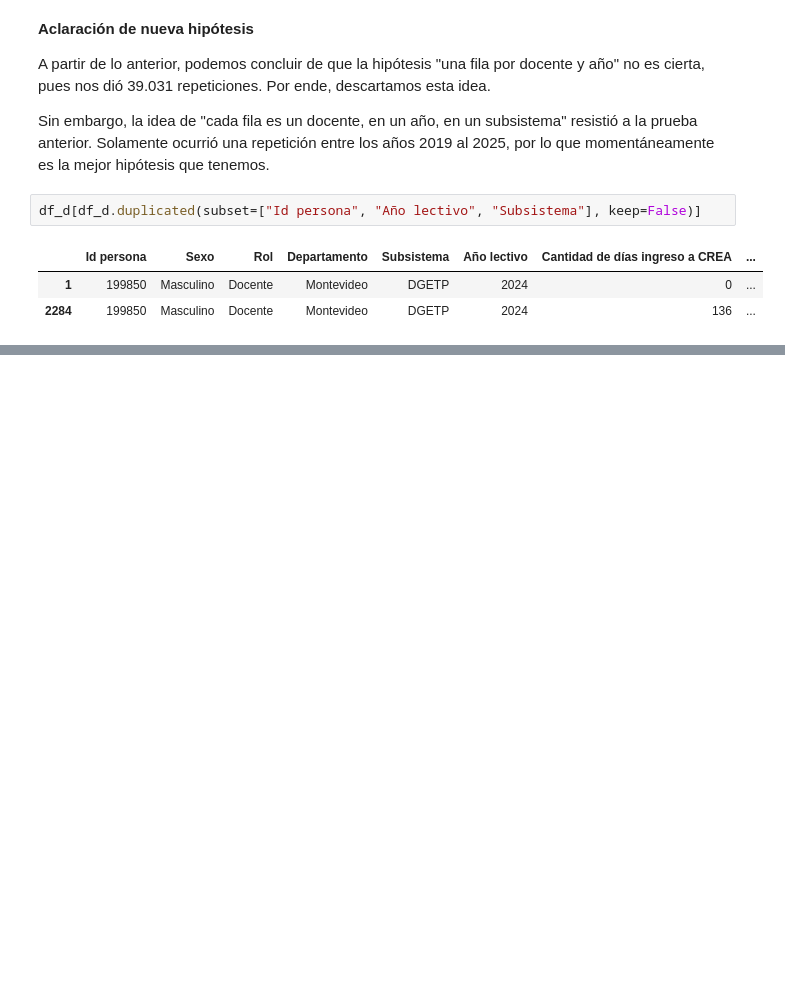
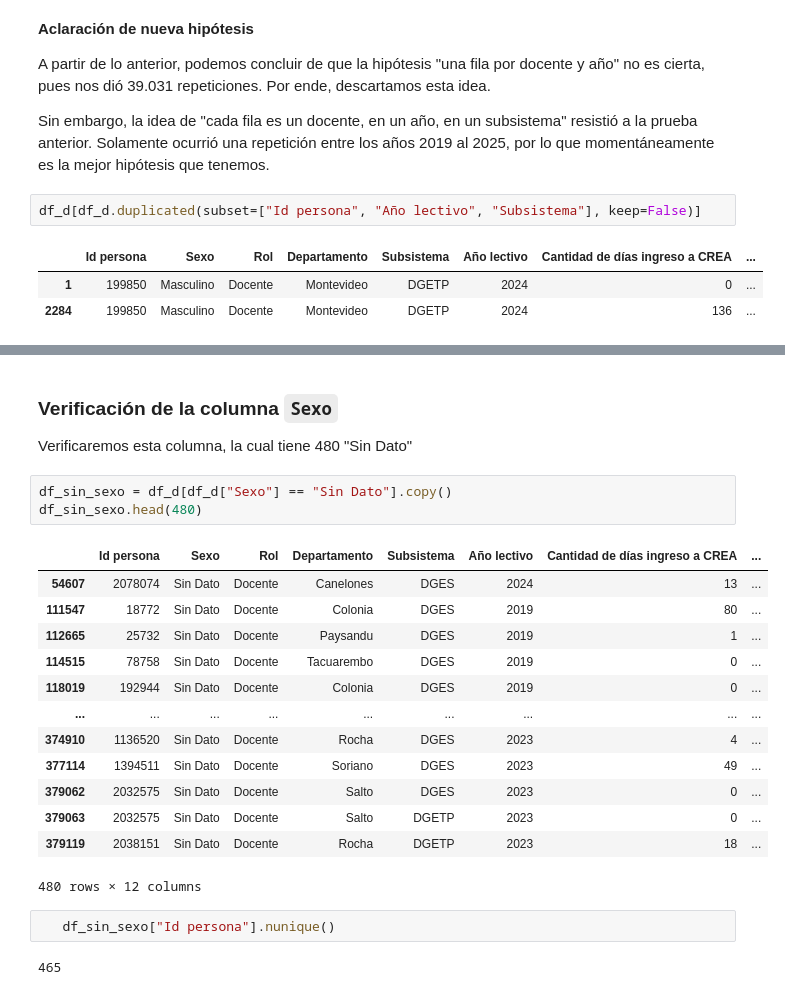
Before and after one commit to Albertmestre1256/Analisis-de-metricas-Ceibal, a Jupyter notebook: Proyecto/Etapa II - Exploración primaria + Limpieza/EDA y limpieza de datos.ipynb, the cells around one changed output, grey strips where cells are left out. Drawn from its saved outputs; the diff is of its cells as text; blank space fills up the shorter version.

```diff
--- a/Proyecto/Etapa II - Exploración primaria + Limpieza/EDA y limpieza de datos.ipynb
+++ b/Proyecto/Etapa II - Exploración primaria + Limpieza/EDA y limpieza de datos.ipynb
@@ -330,0 +415,25 @@ df_d[df_d.duplicated(subset=["Id persona", "Año lectivo", "Subsistema"], keep=F
+# %% [markdown]
+### Verificación de la columna `Sexo`
+
+Verificaremos esta columna, la cual tiene 480 "Sin Dato"
+# %%
+df_sin_sexo = df_d[df_d["Sexo"] == "Sin Dato"].copy()
+df_sin_sexo.head(480)
+# %% [output]
+|  | Id persona | Sexo | Rol | Departamento | Subsistema | Año lectivo | Cantidad de días ingreso a CREA | ... |
+| 54607 | 2078074 | Sin Dato | Docente | Canelones | DGES | 2024 | 13 | ... |
+| 111547 | 18772 | Sin Dato | Docente | Colonia | DGES | 2019 | 80 | ... |
+| 112665 | 25732 | Sin Dato | Docente | Paysandu | DGES | 2019 | 1 | ... |
+| 114515 | 78758 | Sin Dato | Docente | Tacuarembo | DGES | 2019 | 0 | ... |
+| 118019 | 192944 | Sin Dato | Docente | Colonia | DGES | 2019 | 0 | ... |
+| ... | ... | ... | ... | ... | ... | ... | ... | ... |
+| 374910 | 1136520 | Sin Dato | Docente | Rocha | DGES | 2023 | 4 | ... |
+| 377114 | 1394511 | Sin Dato | Docente | Soriano | DGES | 2023 | 49 | ... |
+| 379062 | 2032575 | Sin Dato | Docente | Salto | DGES | 2023 | 0 | ... |
+| 379063 | 2032575 | Sin Dato | Docente | Salto | DGETP | 2023 | 0 | ... |
+| 379119 | 2038151 | Sin Dato | Docente | Rocha | DGETP | 2023 | 18 | ... |
+480 rows × 12 columns
+# %%
+   df_sin_sexo["Id persona"].nunique()
+# %% [output]
+465
```
Also changed, not shown: parts of 6 cells of this notebook.
